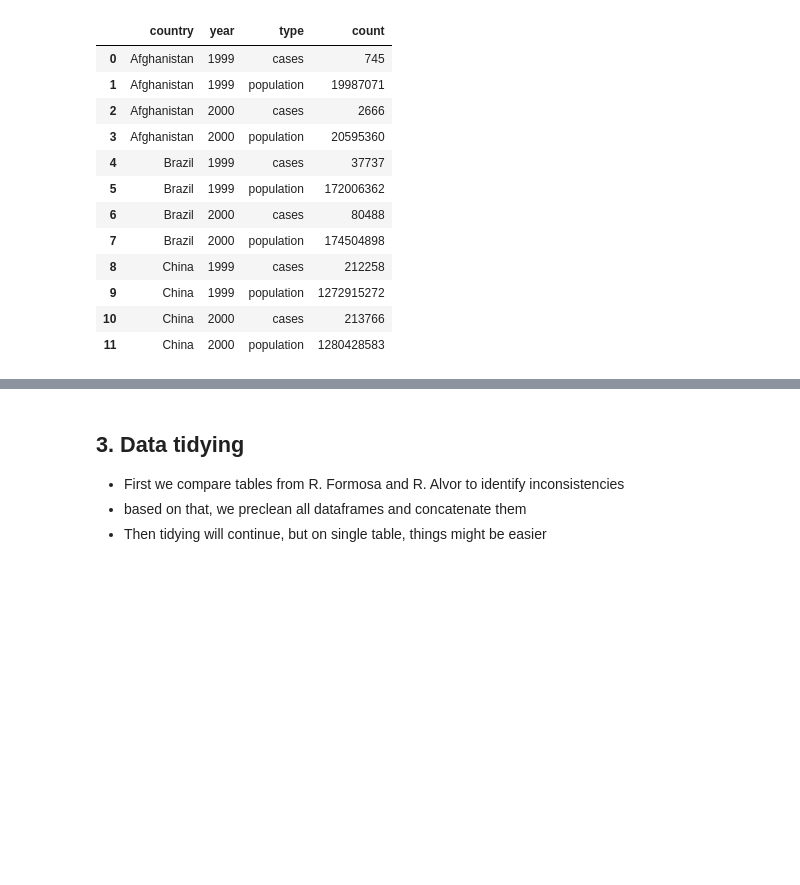
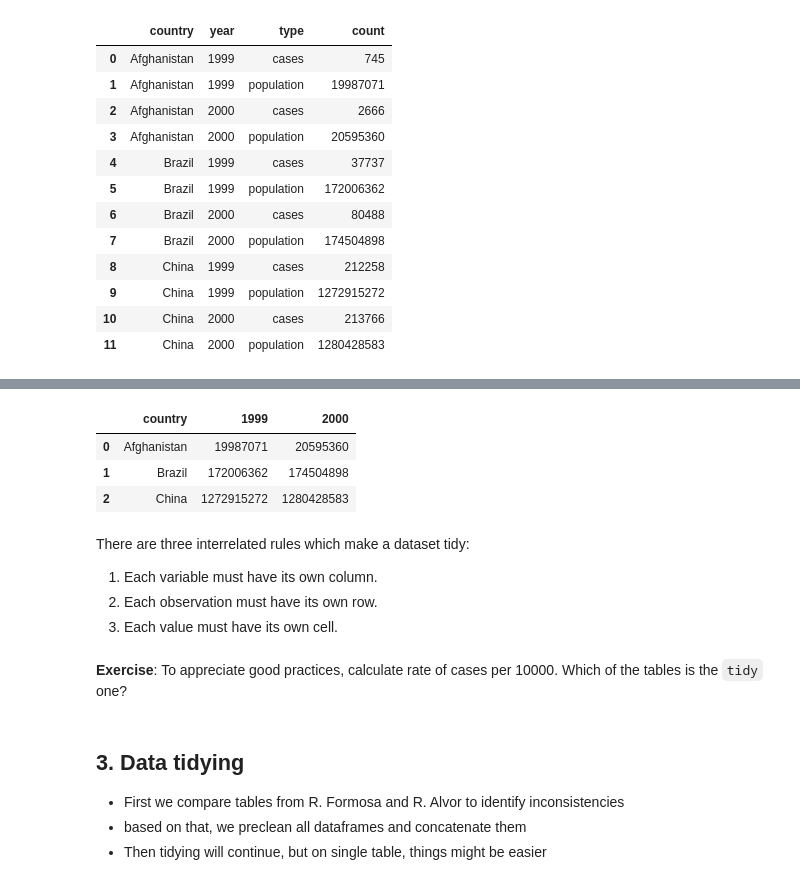
Before and after one commit to Py-ualg/2025-tidy-python, a Jupyter notebook: tutorials/nb2_tidy_data.ipynb, the cells around one changed output, grey strips where cells are left out. Saved outputs shown, nothing was run; the diff lists cells and outputs as text; code cells hidden in the pictures; blank space fills up the shorter version.

```diff
--- a/tutorials/nb2_tidy_data.ipynb
+++ b/tutorials/nb2_tidy_data.ipynb
@@ -113,3 +155,18 @@ table2
+# %%
+table4b
+# %% [output]
+|  | country | 1999 | 2000 |
+| 0 | Afghanistan | 19987071 | 20595360 |
+| 1 | Brazil | 172006362 | 174504898 |
+| 2 | China | 1272915272 | 1280428583 |
+# %% [markdown]
+There are three interrelated rules which make a dataset tidy:
+
+1. Each variable must have its own column.
+2. Each observation must have its own row.
+3. Each value must have its own cell.
+# %% [markdown]
+**Exercise**: To appreciate good practices, calculate rate of cases per 10000. Which of the tables is the `tidy` one?
 # %% [markdown]
 ## 3. Data tidying
 - First we compare tables from R. Formosa and R. Alvor to identify inconsistencies
```
Also changed, not shown: parts of 2 cells of this notebook.
